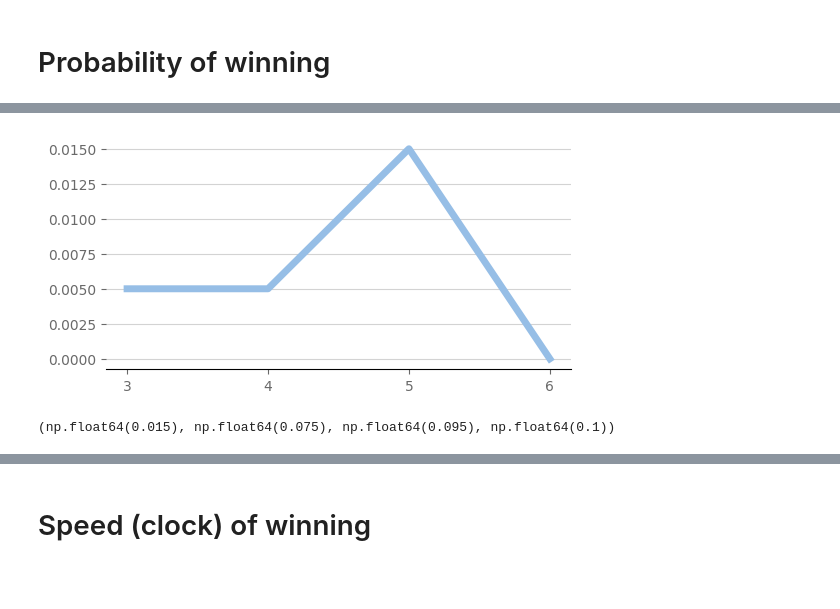
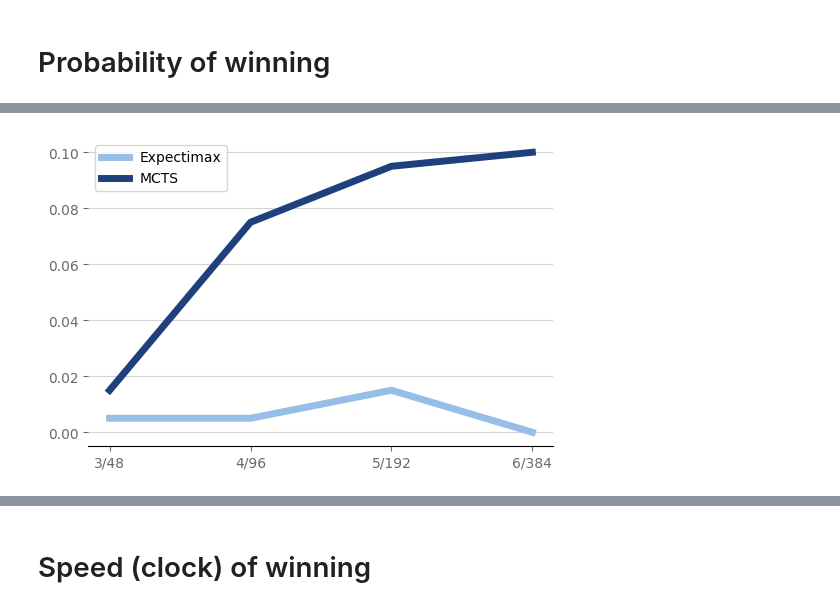
Before and after one commit to PSU-AI801-Group1-Fall-2024/2048-experiments, a Jupyter notebook: data-synthensis.ipynb, the cells around one changed output, grey strips where cells are left out. Drawn from its saved outputs; the diff is of its cells as text; code cells hidden in the pictures; blank space fills up the shorter version.

Commit message:
final synthesis graphs

```diff
--- a/data-synthensis.ipynb
+++ b/data-synthensis.ipynb
@@ -19,11 +36,12 @@ def won(df):
 # %%
-def line_plot(x, y, color = color_psu_beaver_blue):
+def line_plot2(x, y, colors, legends):
     xs = [str(xi) for xi in x]
     fig, ax1 = plt.subplots()
     fig.set_figwidth(6)
-    fig.set_figheight(3)
+    fig.set_figheight(4)
 
-    l1 = ax1.plot(xs, y, color = color, linewidth = 5)
+    for i in range(0, len(y)):
+        ax1.plot(xs, y[i], color = colors[i], linewidth = 5)
 
     plt.tick_params(axis='y', colors='dimgrey')
     plt.tick_params(axis='x', colors='dimgrey')
@@ -31,6 +49,8 @@ def line_plot(x, y, color = color_psu_beaver_blue):
     for pos in ['right', 'top', 'left']:
         plt.gca().spines[pos].set_visible(False)
 
+    plt.legend(legends)
+
     plt.grid(axis = 'y', color = 'lightgrey')
     plt.show()
 # %%
@@ -606,21 +658,20 @@ def wins_t(df):
 # %%
-x = [3, 4, 5, 6]
+x = ["3/48", "4/96", "5/192", "6/384"]
 y = [
-    wins_g(df_expectimax_3),
-    wins_g(df_expectimax_4),
-    wins_g(df_expectimax_5),
-    wins_g(df_expectimax_6)
+    [
+        wins_g(df_expectimax_3),
+        wins_g(df_expectimax_4),
+        wins_g(df_expectimax_5),
+        wins_g(df_expectimax_6)
+    ],
+    [
+        wins_g(df_mcts_48),
+        wins_g(df_mcts_96),
+        wins_g(df_mcts_192),
+        wins_g(df_mcts_384)
+    ]
 ]
 
-line_plot(x, y, color_psu_pugh_blue)
+line_plot2(x, y, [color_psu_pugh_blue, color_psu_beaver_blue], ["Expectimax", "MCTS"])
 # %% [output]
-[figure, old version]
+[figure, new version]
-# %%
-(
-    wins_g(df_mcts_48),
-    wins_g(df_mcts_96),
-    wins_g(df_mcts_192),
-    wins_g(df_mcts_384)
-)
-# %% [output]
-(np.float64(0.015), np.float64(0.075), np.float64(0.095), np.float64(0.1))
```
Also changed, not shown: parts of 8 cells of this notebook.
